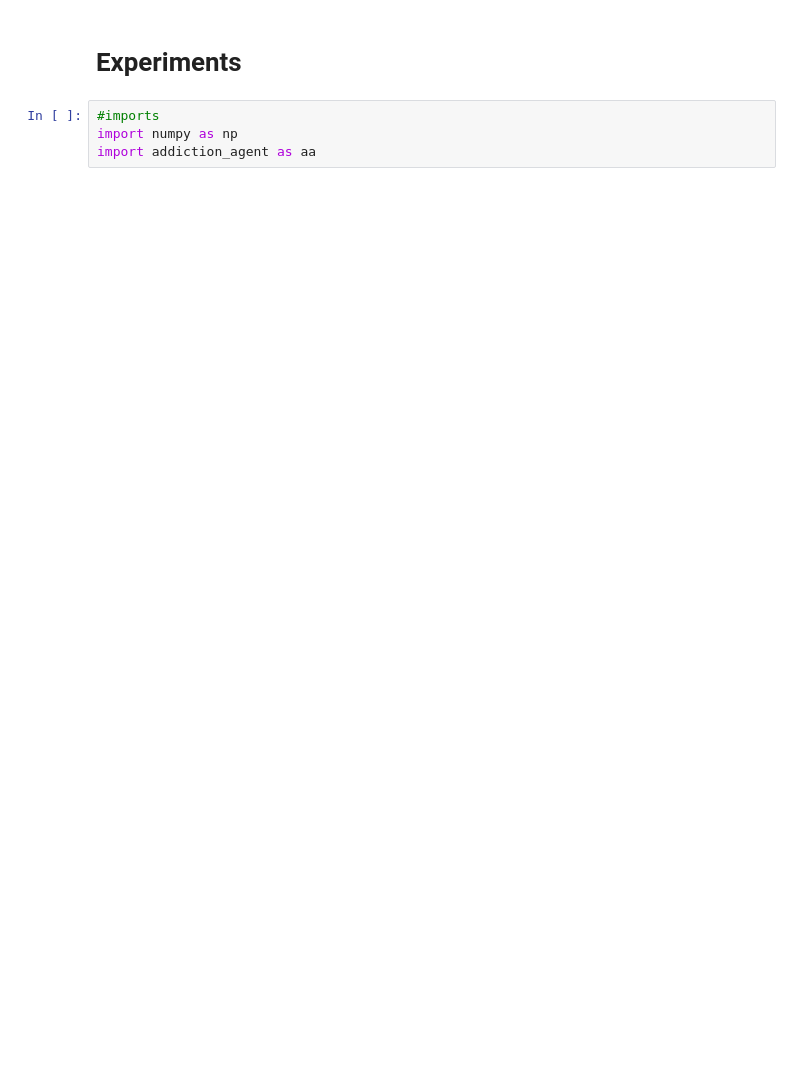
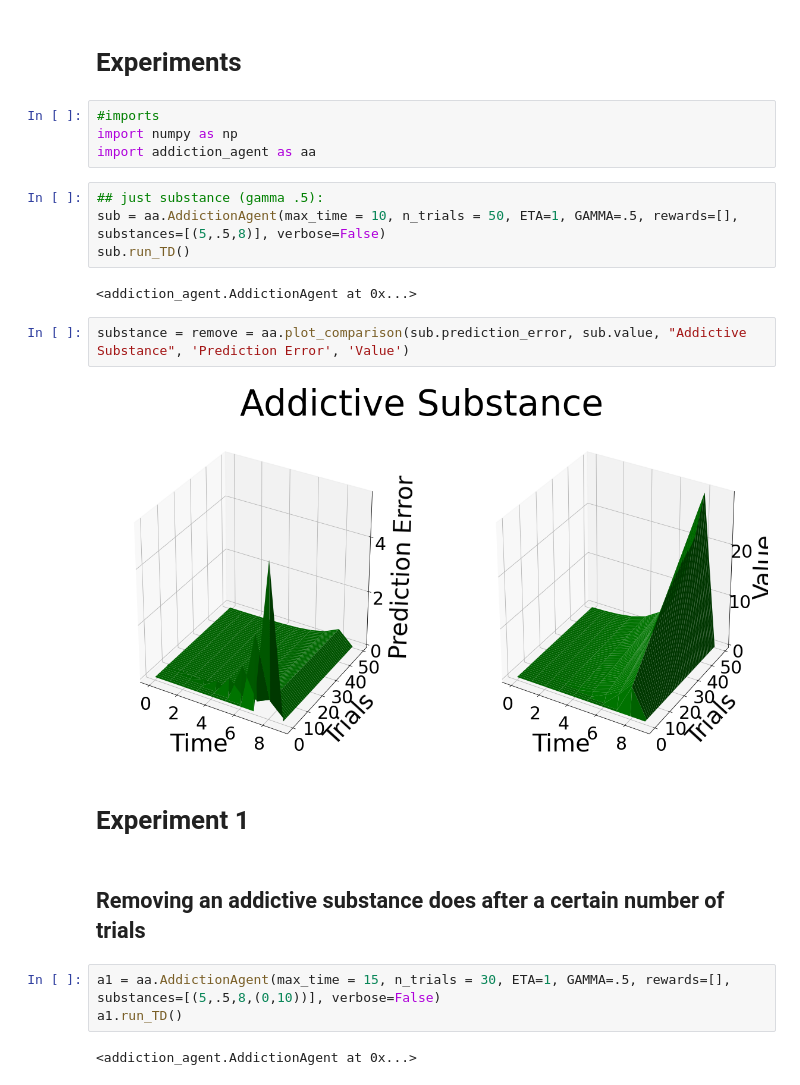
Before and after one commit to jagalinho/nyu-ccm-rl-addiction, a Jupyter notebook: experiments.ipynb, the cells around one changed output. Saved outputs shown, nothing was run; the diff lists cells and outputs as text; blank space fills up the shorter version.

Commit message:
first two experiments done

```diff
--- a/experiments.ipynb
+++ b/experiments.ipynb
@@ -4,3 +4,22 @@
 #imports
 import numpy as np
 import addiction_agent as aa
+# %%
+## just substance (gamma .5):
+sub = aa.AddictionAgent(max_time = 10, n_trials = 50, ETA=1, GAMMA=.5, rewards=[], substances=[(5,.5,8)], verbose=False)
+sub.run_TD()
+# %% [output]
+<addiction_agent.AddictionAgent at 0x...>
+# %%
+substance = remove = aa.plot_comparison(sub.prediction_error, sub.value, "Addictive Substance", 'Prediction Error', 'Value')
+# %% [output]
+[figure, added]
+# %% [markdown]
+# Experiment 1
+# %% [markdown]
+## Removing an addictive substance does after a certain number of trials
+# %%
+a1 = aa.AddictionAgent(max_time = 15, n_trials = 30, ETA=1, GAMMA=.5, rewards=[], substances=[(5,.5,8,(0,10))], verbose=False)
+a1.run_TD()
+# %% [output]
+<addiction_agent.AddictionAgent at 0x...>
```
Also changed, not shown: parts of 22 cells of this notebook, 1 other file.
